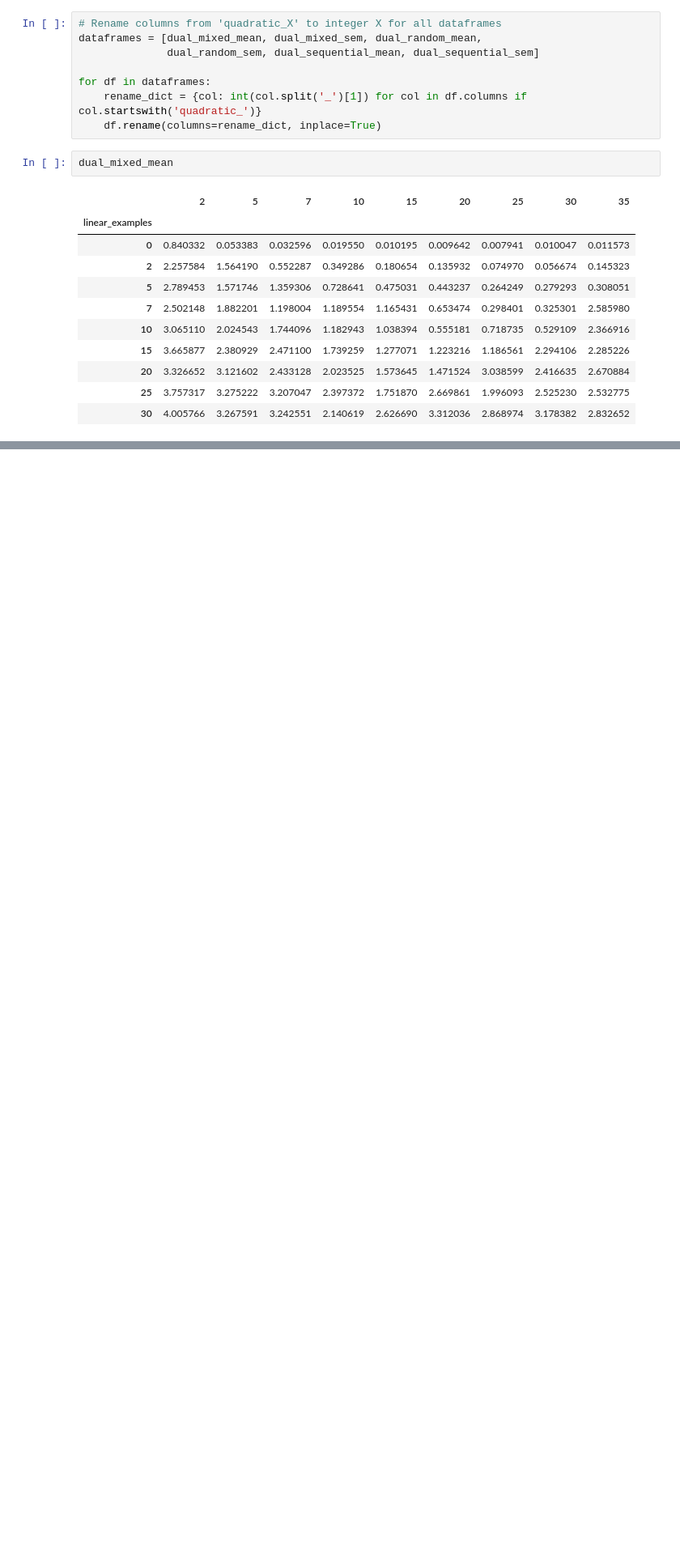
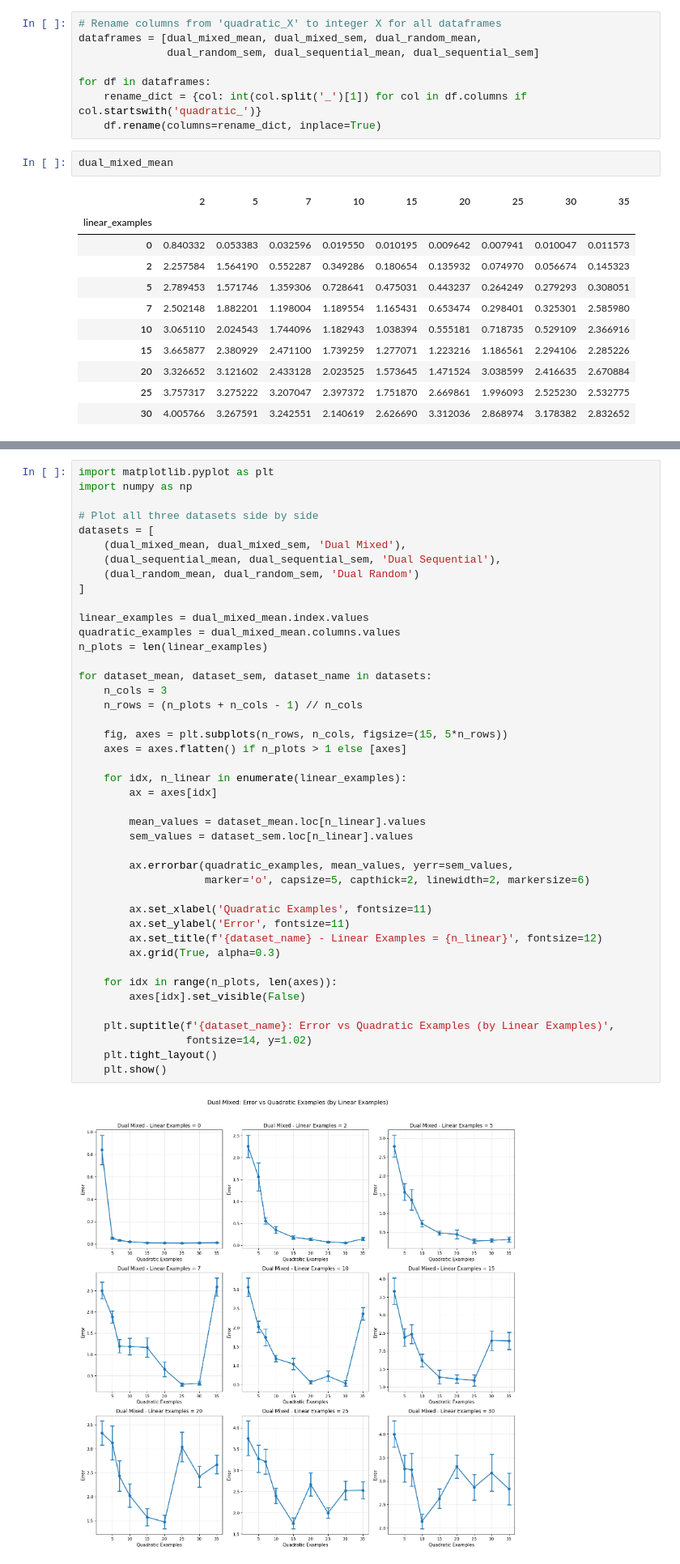
Before and after one commit to nilsvselte/CS182_Project, a Jupyter notebook: src/results.ipynb, the cells around one changed output, grey strips where cells are left out. Shown at 81% size. Saved outputs shown, nothing was run; the diff lists cells and outputs as text; blank space fills up the shorter version.

```diff
--- a/src/results.ipynb
+++ b/src/results.ipynb
@@ -82,0 +142,45 @@ plot_3d_surface(dual_sequential_mean, 'Dual Sequential - Mean Error')
+# %%
+import matplotlib.pyplot as plt
+import numpy as np
+
+# Plot all three datasets side by side
+datasets = [
+    (dual_mixed_mean, dual_mixed_sem, 'Dual Mixed'),
+    (dual_sequential_mean, dual_sequential_sem, 'Dual Sequential'),
+    (dual_random_mean, dual_random_sem, 'Dual Random')
+]
+
+linear_examples = dual_mixed_mean.index.values
+quadratic_examples = dual_mixed_mean.columns.values
+n_plots = len(linear_examples)
+
+for dataset_mean, dataset_sem, dataset_name in datasets:
+    n_cols = 3
+    n_rows = (n_plots + n_cols - 1) // n_cols
+
+    fig, axes = plt.subplots(n_rows, n_cols, figsize=(15, 5*n_rows))
+    axes = axes.flatten() if n_plots > 1 else [axes]
+
+    for idx, n_linear in enumerate(linear_examples):
+        ax = axes[idx]
+
+        mean_values = dataset_mean.loc[n_linear].values
+        sem_values = dataset_sem.loc[n_linear].values
+
+        ax.errorbar(quadratic_examples, mean_values, yerr=sem_values,
+                    marker='o', capsize=5, capthick=2, linewidth=2, markersize=6)
+
+        ax.set_xlabel('Quadratic Examples', fontsize=11)
+        ax.set_ylabel('Error', fontsize=11)
+        ax.set_title(f'{dataset_name} - Linear Examples = {n_linear}', fontsize=12)
+        ax.grid(True, alpha=0.3)
+
+    for idx in range(n_plots, len(axes)):
+        axes[idx].set_visible(False)
+
+    plt.suptitle(f'{dataset_name}: Error vs Quadratic Examples (by Linear Examples)',
+                 fontsize=14, y=1.02)
+    plt.tight_layout()
+    plt.show()
+# %% [output]
+[figure, added]
```
Also changed, not shown: parts of 4 cells of this notebook, 2 other files.
